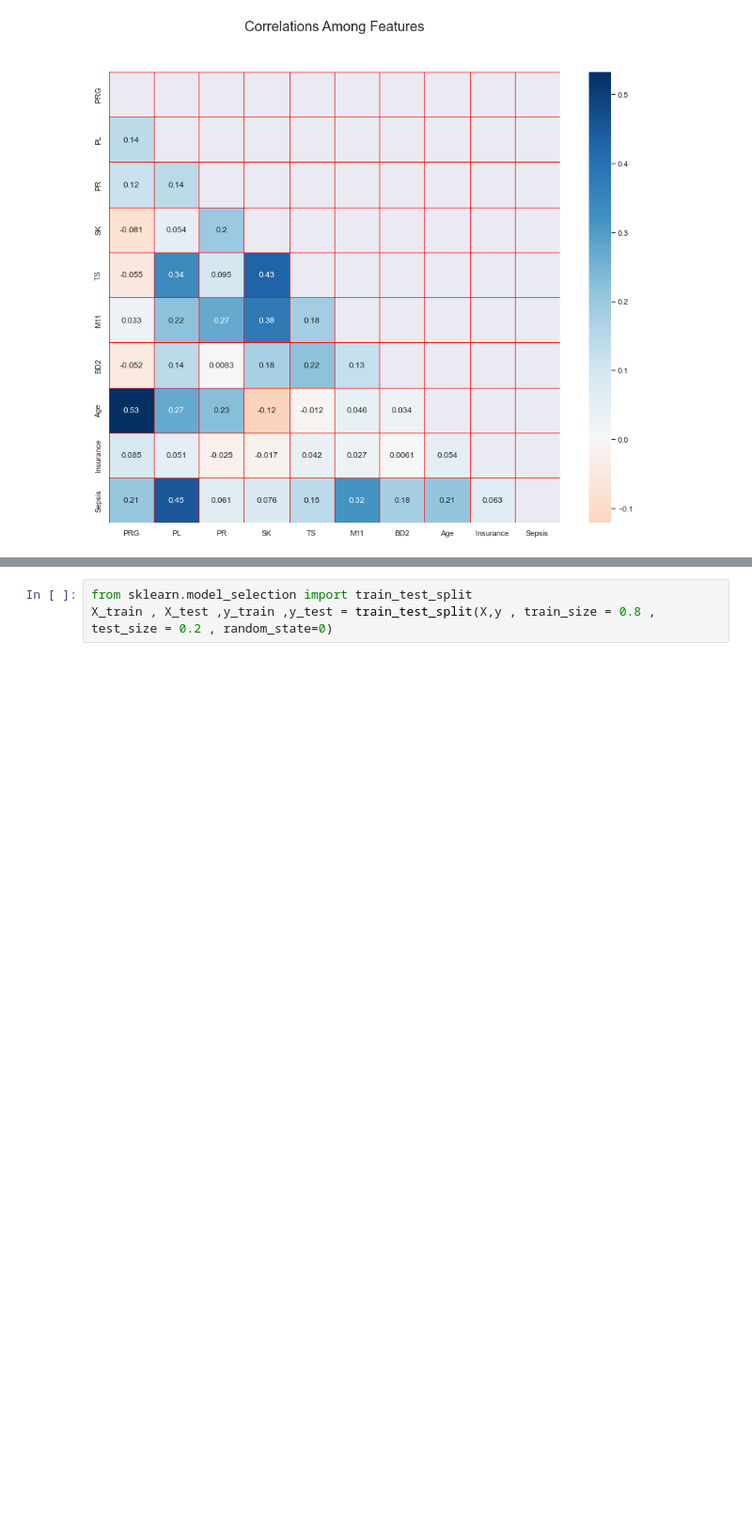
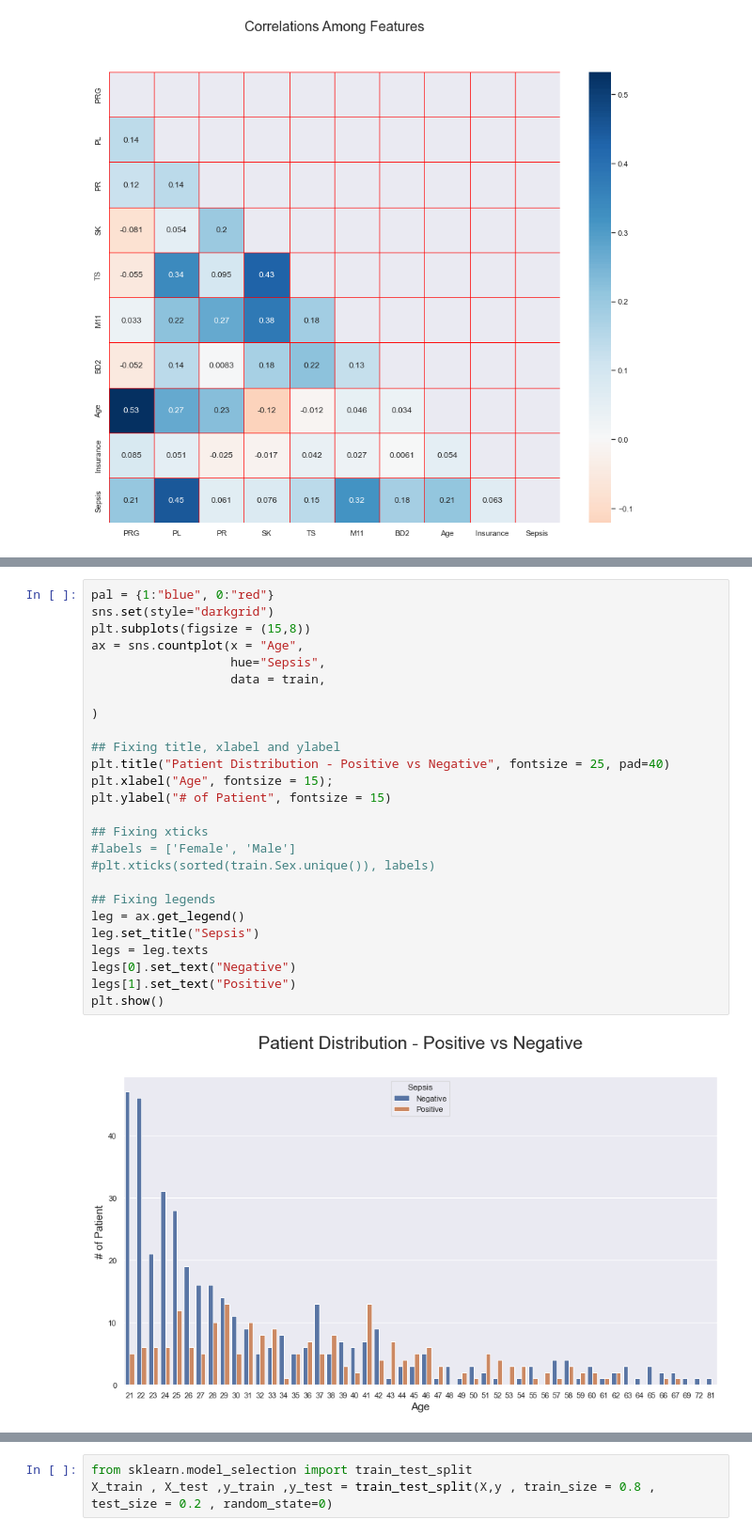
Before and after one commit to tuananh131001/Machine-Learning-Assigment1, a Jupyter notebook: Assignment_1.ipynb, the cells around one changed output, grey strips where cells are left out. Shown at 94% size. Cells and saved outputs as stored; diff of their text form; blank space fills up the shorter version.

```diff
--- a/Assignment_1.ipynb
+++ b/Assignment_1.ipynb
@@ -183,0 +243,28 @@ sns.boxplot(x=y, y=X["PL"] )
+# %%
+pal = {1:"blue", 0:"red"}
+sns.set(style="darkgrid")
+plt.subplots(figsize = (15,8))
+ax = sns.countplot(x = "Age",
+                   hue="Sepsis",
+                   data = train,
+
+)
+
+## Fixing title, xlabel and ylabel
+plt.title("Patient Distribution - Positive vs Negative", fontsize = 25, pad=40)
+plt.xlabel("Age", fontsize = 15);
+plt.ylabel("# of Patient", fontsize = 15)
+
+## Fixing xticks
+#labels = ['Female', 'Male']
+#plt.xticks(sorted(train.Sex.unique()), labels)
+
+## Fixing legends
+leg = ax.get_legend()
+leg.set_title("Sepsis")
+legs = leg.texts
+legs[0].set_text("Negative")
+legs[1].set_text("Positive")
+plt.show()
+# %% [output]
+[figure, added]
```
Also changed, not shown: parts of 49 cells of this notebook.
